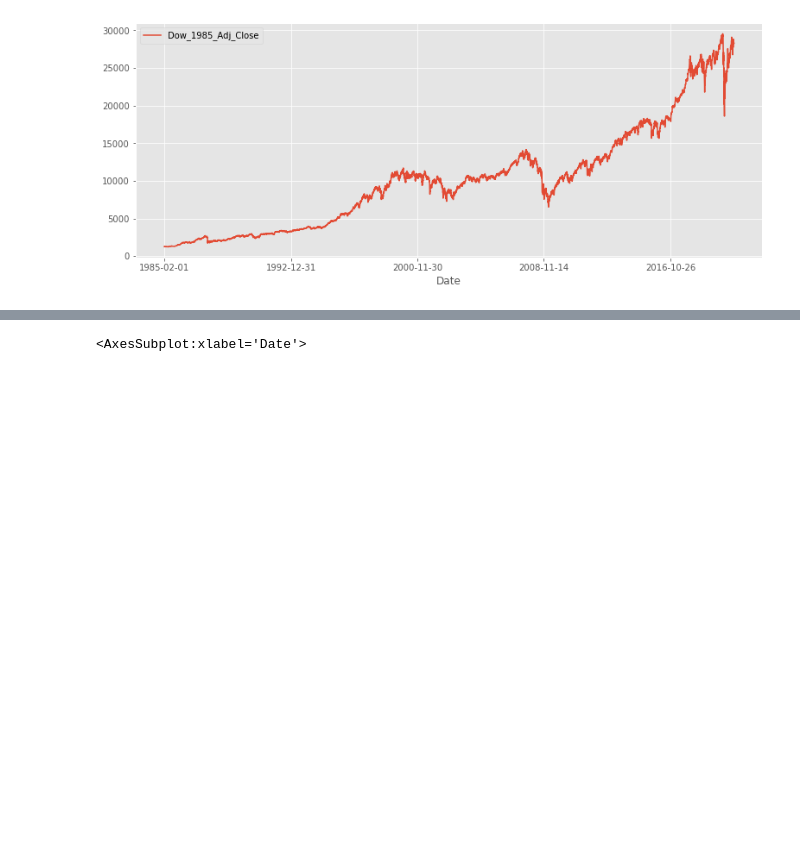
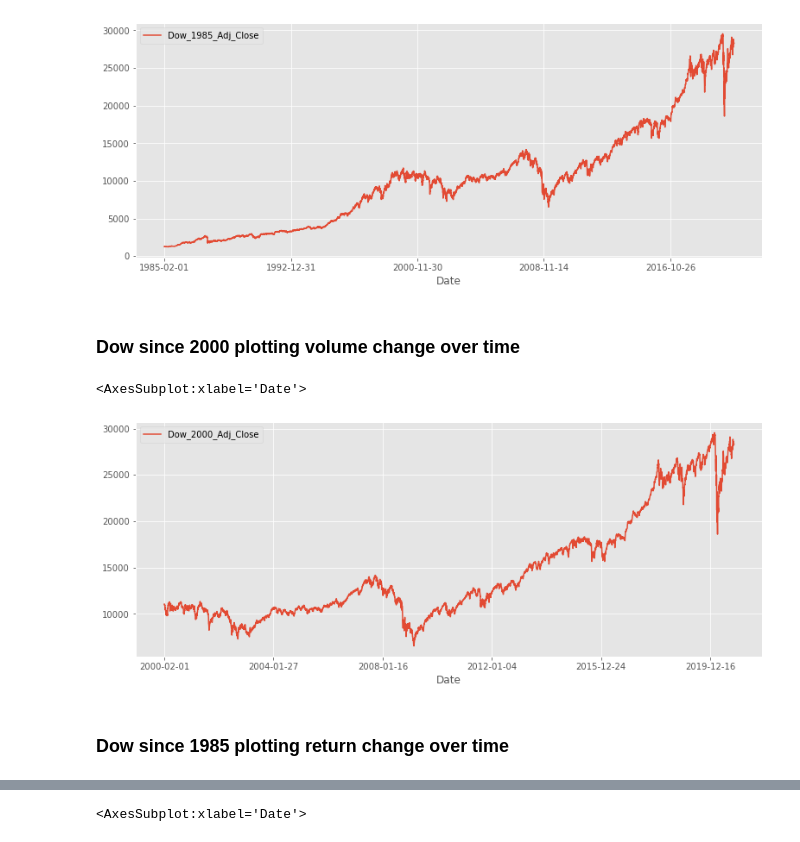
Before and after one commit to yamasjose11/index-elections, a Jupyter notebook: index-funds-elections.ipynb, the cells around one changed output, grey strips where cells are left out. Saved outputs shown, nothing was run; the diff lists cells and outputs as text; code cells hidden in the pictures; blank space fills up the shorter version.

```diff
--- a/index-funds-elections.ipynb
+++ b/index-funds-elections.ipynb
@@ -70,5 +78,14 @@ dow_filtered_copy.plot(x='Date', y='Adj Close', label='Dow_1985_Adj_Close', figs
 # %% [output]
 <AxesSubplot:xlabel='Date'>
 [figure]
+# %% [markdown]
+### Dow since 2000 plotting volume change over time
+# %%
+dow_filtered2000.plot(x='Date', y='Adj Close', label='Dow_2000_Adj_Close', figsize=(13,5))
+# %% [output]
+<AxesSubplot:xlabel='Date'>
+[figure, added]
+# %% [markdown]
+### Dow since 1985 plotting return change over time
 # %%
 dow_filtered_copy.plot(x='Date', y='Adj Close Daily Returns', label='Dow_1985_VDR', figsize=(13,5))
```
Also changed, not shown: parts of 49 cells of this notebook.
